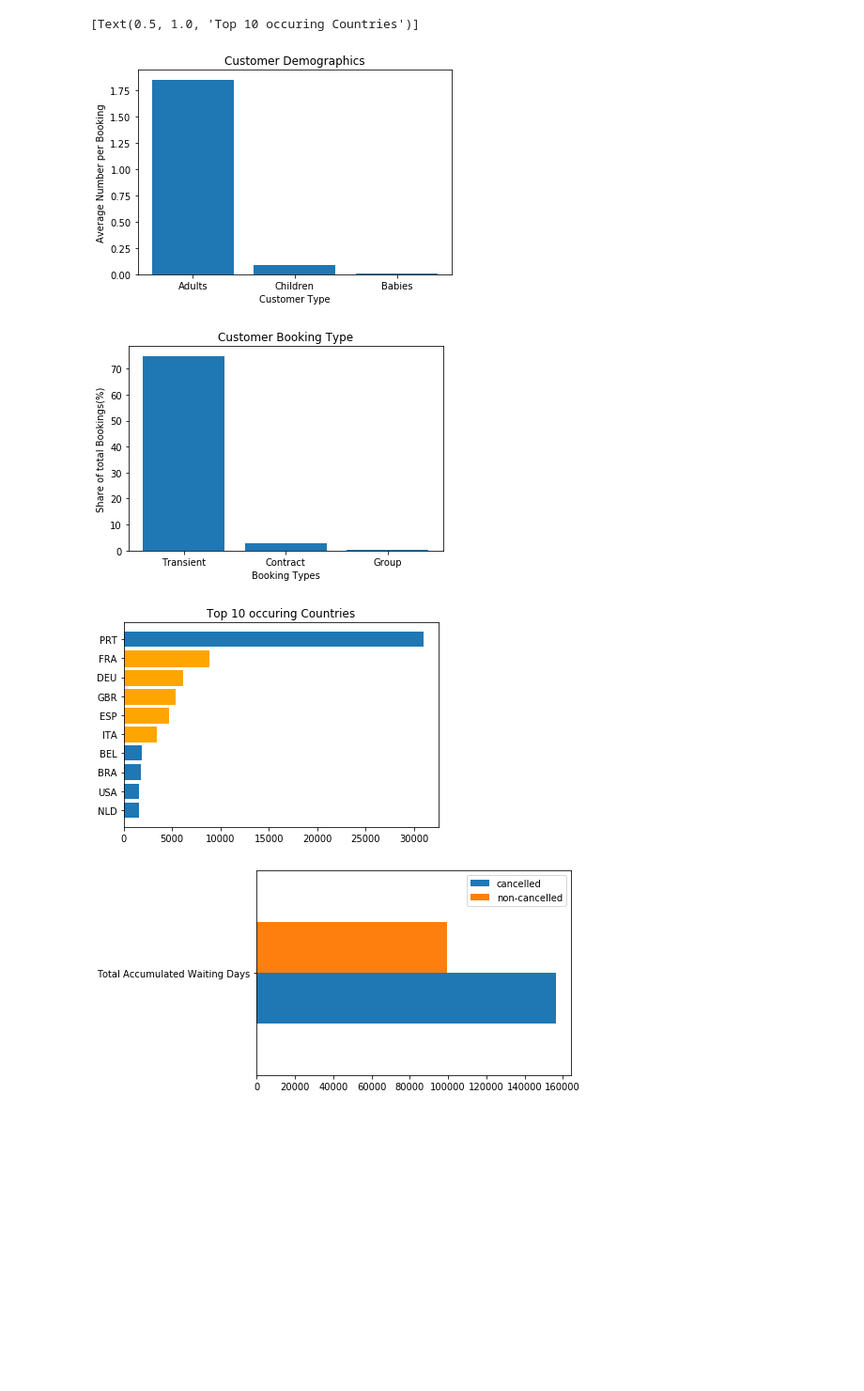
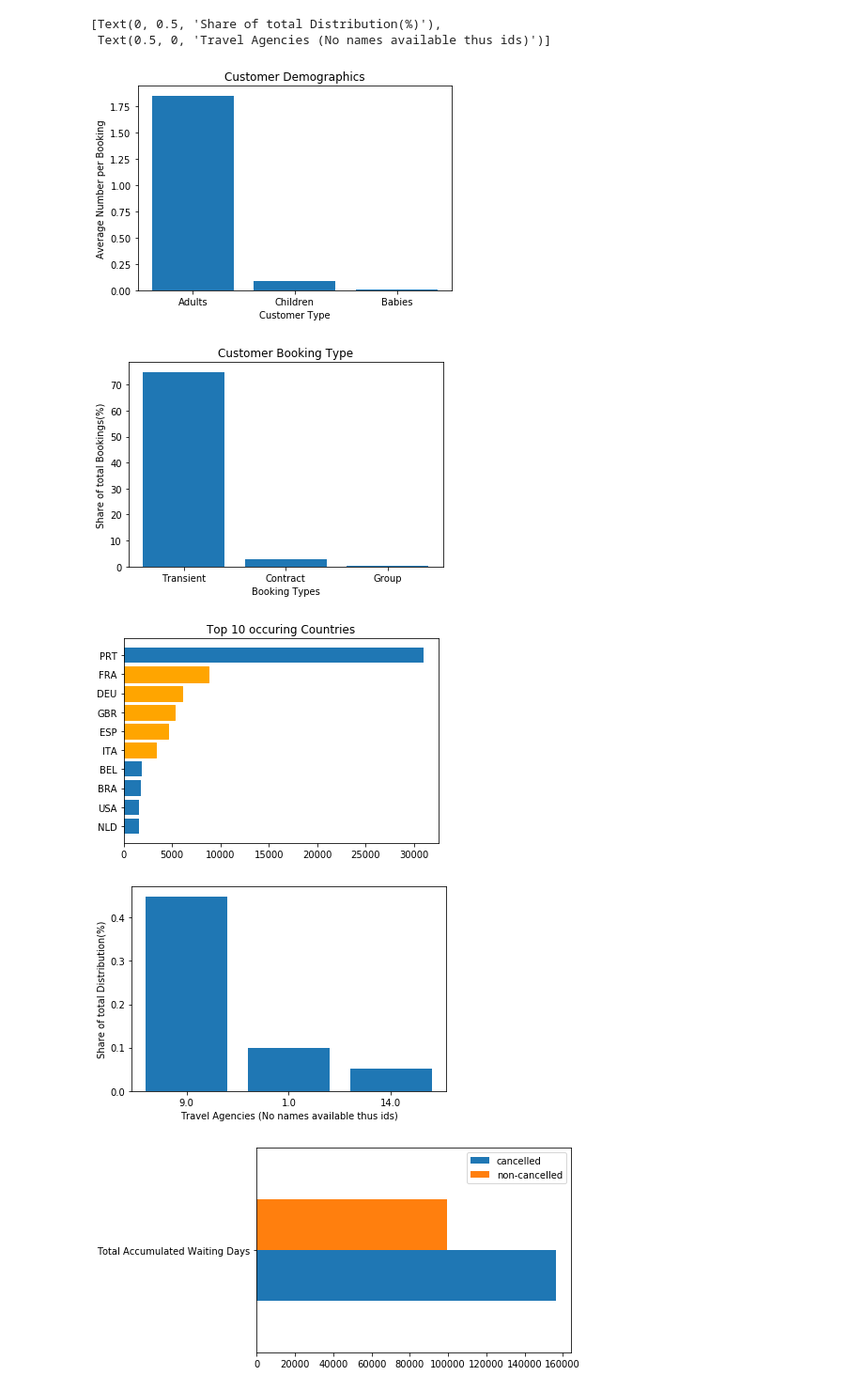
Before and after one commit to IkbalYesiltas/hotel-demand-analysis, a Jupyter notebook: Hotel_Analysis.ipynb, the cells around one changed output. Shown at 94% size. Saved outputs shown, nothing was run; the diff lists cells and outputs as text; code cells hidden in the pictures; blank space fills up the shorter version.

Commit message:
Cleared The Segmentation and Cancellation Parts

```diff
--- a/Hotel_Analysis.ipynb
+++ b/Hotel_Analysis.ipynb
@@ -13,19 +14,27 @@ num_of_rows = len(city.index)
 adults = city["adults"].sum()
 children = city["children"].sum()
 babies = city["babies"].sum()
+
 #Average customer constellation per Booking
 avg_cust = (adults/num_of_rows, children/num_of_rows, babies/num_of_rows)
+
 #Percentage of Group Bookings
 per_of_groups = len(city[city["customer_type"] == "Group"].index)/num_of_rows
 #Percentage of Transient Bookings
 per_of_transients = len(city[city["customer_type"] == "Transient"].index)/num_of_rows
-#Percentage of normal Contract Bookings
+#Percentage of Contract Bookings
 per_of_contracts = len(city[city["customer_type"] == "Contract"].index)/num_of_rows
 
+
 #Group By Country
+#First goup the rows in the country column by group and assign them to a variable
+#Then zip the unique values and the corresponding size of each group into a tuple list, which will be sorted afterwards by compering on the
+#snd tuple element => size. To plot the bar chart, the list must be unzipped again to be given as parameters for the plt function.
 countries = city.groupby("country")
+countries_unique = countries.country.unique()
+countries_size = countries.size()
 country_list = list(zip(countries_unique, countries_size))
-rev_countries = sorted(country_list, key = lambda x: x[1])[::-1]
+rev_countries = sorted(country_list, key = lambda x: x[1])[::-1] #sorts from min to max, hence a reverse
 topten_countries_list = rev_countries[0:10]
 unzipped_countries_list = [[ i for i, j in topten_countries_list ],
        [ j for i, j in topten_countries_list ]]
@@ -39,29 +48,53 @@ def extract_names(names):
     return res
 
 topten_countries_names = extract_names(topten_countries_names)
+
+
+#Market Segment and Distribution Channels
+market_segmentation = city["market_segment"].describe()
+top_market = market_segmentation[2]
+top_market_share = market_segmentation[3]/market_segmentation[0]
+
+distribution_channels = city["distribution_channel"].describe()
+top_distribution = distribution_channels[2]
+top_distribution_share = distribution_channels[3]/distribution_channels[0]
+
+#Identifying the most frequent occuring Travel Agency
+top_three_agents = city["agent"].value_counts(normalize = True).head(3).to_dict() #Into a dict to plot in bar chart
 # %%
 # Plotting Segmentations
+
+#Customer Demographics Bar Chart
 fig, ax = plt.subplots()
 ax.bar(["Adults", "Children", "Babies"],avg_cust)
 ax.set(ylabel = "Average Number per Booking", xlabel = "Customer Type", title = "Customer Demographics")
 
+#Booking type Bar Chart
 fig2, ax2 = plt.subplots()
 ax2.bar(["Transient", "Contract", "Group"],[per_of_transients*100, per_of_contracts*100, per_of_groups*100])
 ax2.set(ylabel = "Share of total Bookings(%)", xlabel = "Booking Types", title = "Customer Booking Type")
 
 #Country Bar Chart
 fig3, ax3 = plt.subplots()
 ax3.barh(topten_countries_names[::-1], topten_countries_sizes[::-1])
 
 for i in range(8,3,-1):
     ax3.get_children()[i].set_color('orange')
 
 ax3.set(title = "Top 10 occuring Countries")
+
+#Distribution Channel Bar Chart
+fig4, ax4 = plt.subplots()
+ids = list(top_three_agents.keys())
+ax4.bar(range(len(top_three_agents)), top_three_agents.values(), tick_label = ids, align = "center")
+ax4.set(ylabel = "Share of total Distribution(%)", xlabel = "Travel Agencies (No names available thus ids)")
 # %% [output]
-[Text(0.5, 1.0, 'Top 10 occuring Countries')]
+[Text(0, 0.5, 'Share of total Distribution(%)'),
+ Text(0.5, 0, 'Travel Agencies (No names available thus ids)')]
 [figure]
 [figure]
 [figure]
+[figure, added]
 # %%
 #Identify Cancellation Rate and analyzing potential Reasons
 cancelations = city[city["is_canceled"] == 1]
```
Also changed, not shown: parts of 3 cells of this notebook.
